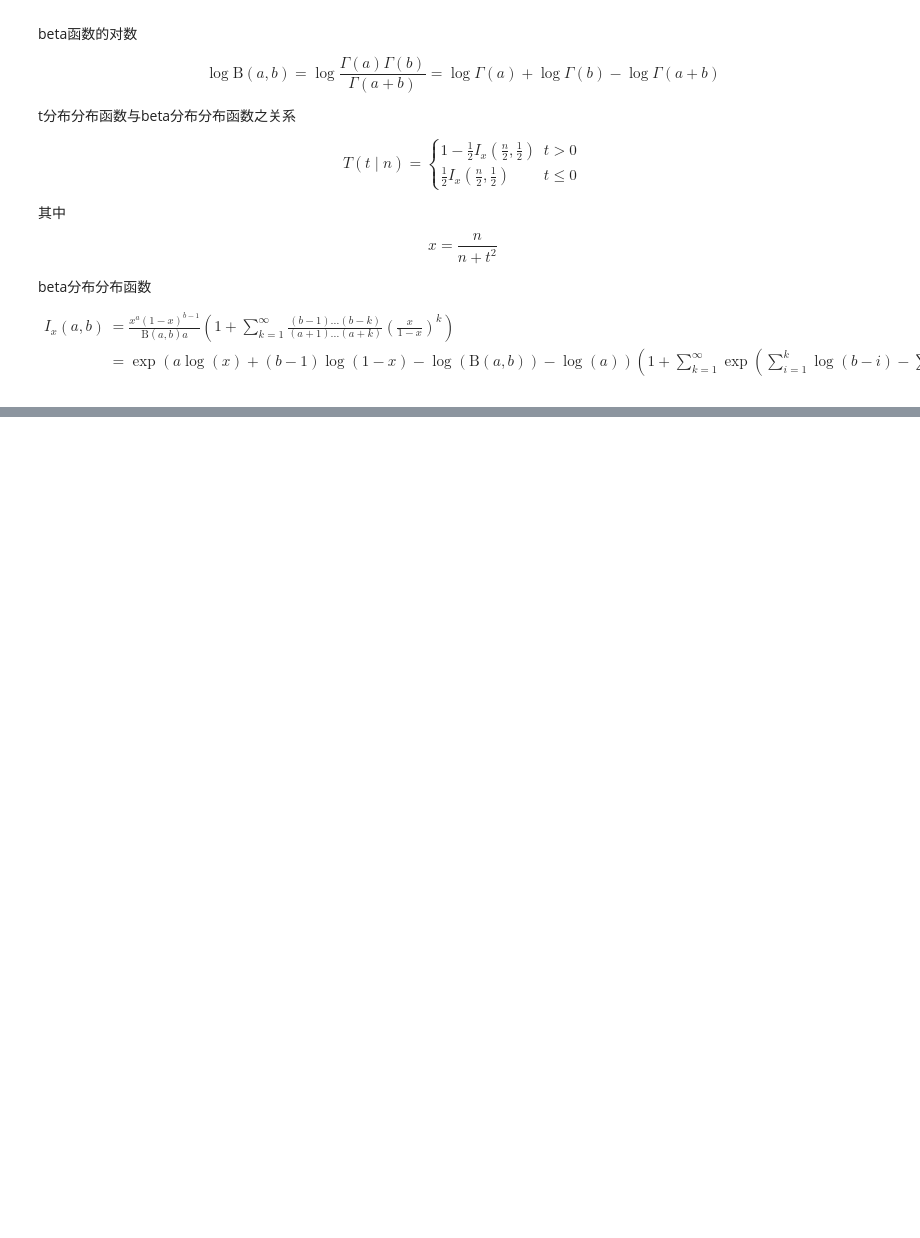
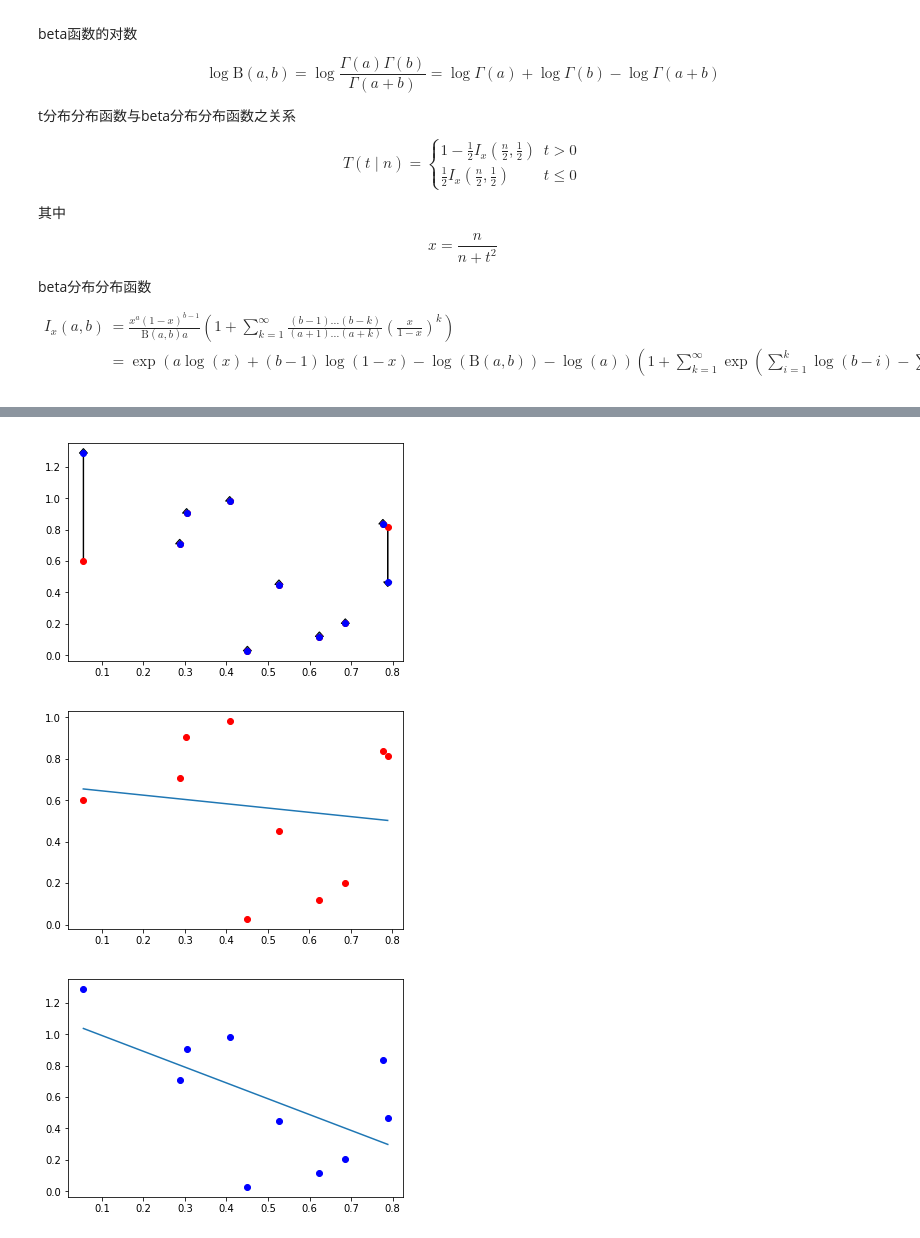
Before and after one commit to yiyuezhuo/Mathematical-statistics, a Jupyter notebook: starcollector.ipynb, the cells around one changed output, grey strips where cells are left out. Cells and saved outputs as stored; diff of their text form; code cells hidden in the pictures; blank space fills up the shorter version.

```diff
--- a/starcollector.ipynb
+++ b/starcollector.ipynb
@@ -523,0 +545,6 @@ show_change(_X,_Y,_X,Y_makeup)
+# %%
+show_change(_X,_Y,_X,Y_makeup,line=True)
+# %% [output]
+[figure, added]
+[figure, added]
+[figure, added]
```
Also changed, not shown: parts of 52 cells of this notebook.
